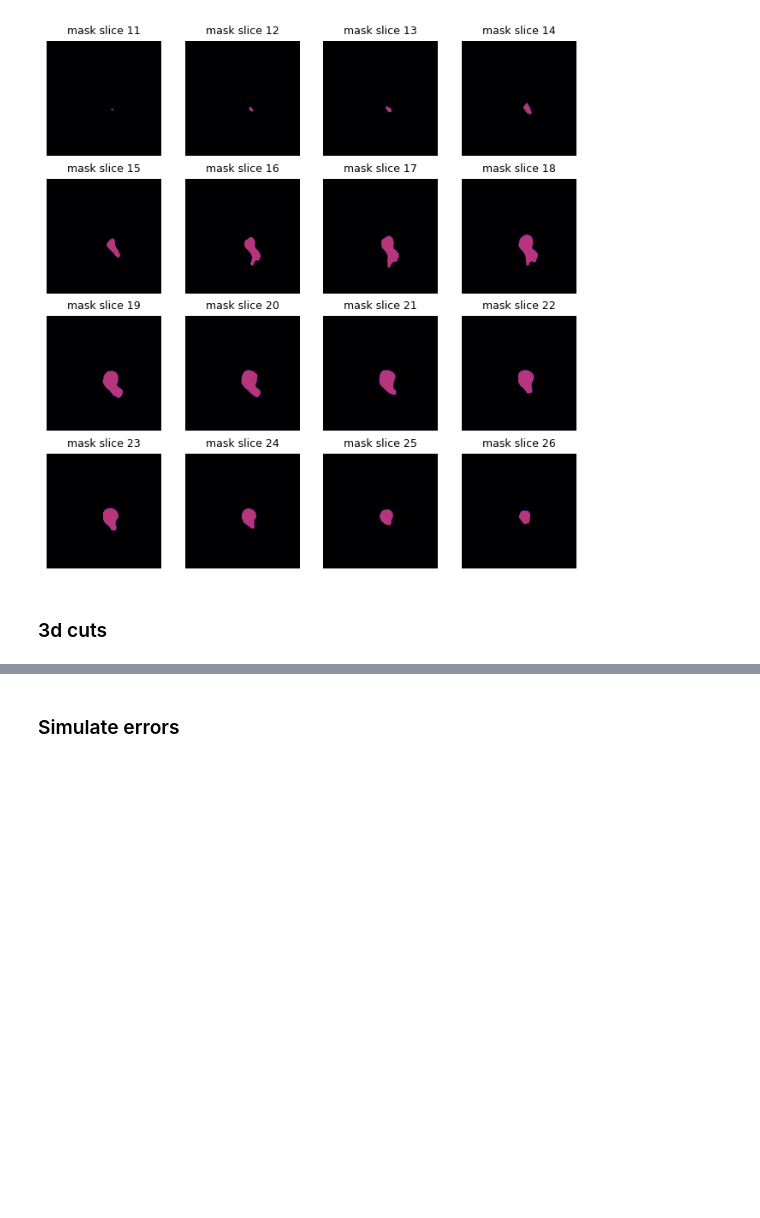
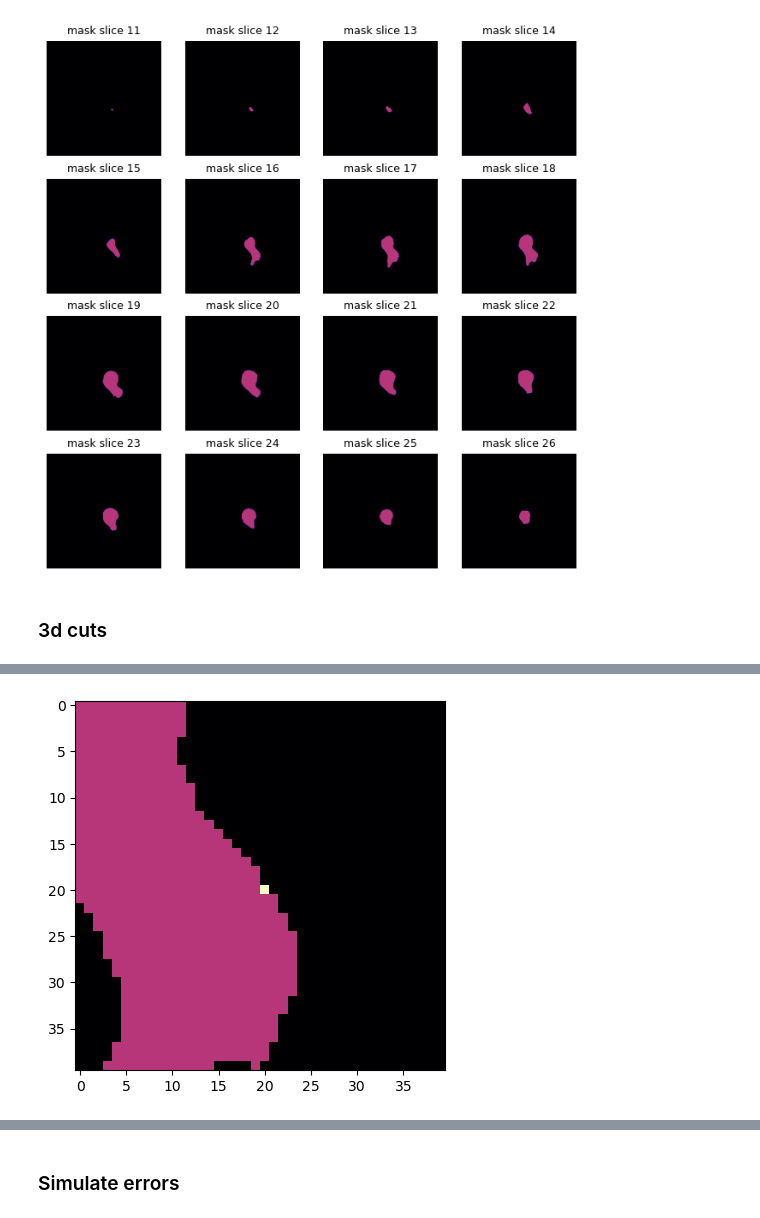
Before and after one commit to kuko6/click-correction, a Jupyter notebook: notebooks/3dcuts.ipynb, the cells around one changed output, grey strips where cells are left out. Saved outputs shown, nothing was run; the diff lists cells and outputs as text; code cells hidden in the pictures; blank space fills up the shorter version.

```diff
--- a/notebooks/3dcuts.ipynb
+++ b/notebooks/3dcuts.ipynb
@@ -275,3 +275,7 @@ NameError: name 'plot_3dcut' is not defined
+# %%
+plot_cut(cuts[11][0][cuts[11].shape[1]//2])
+# %% [output]
+[figure, added]
 # %%
 plot_3dcuts_with_seq(cuts[11])
 # %% [output]
```
Also changed, not shown: parts of 5 cells of this notebook, 15 other files.
